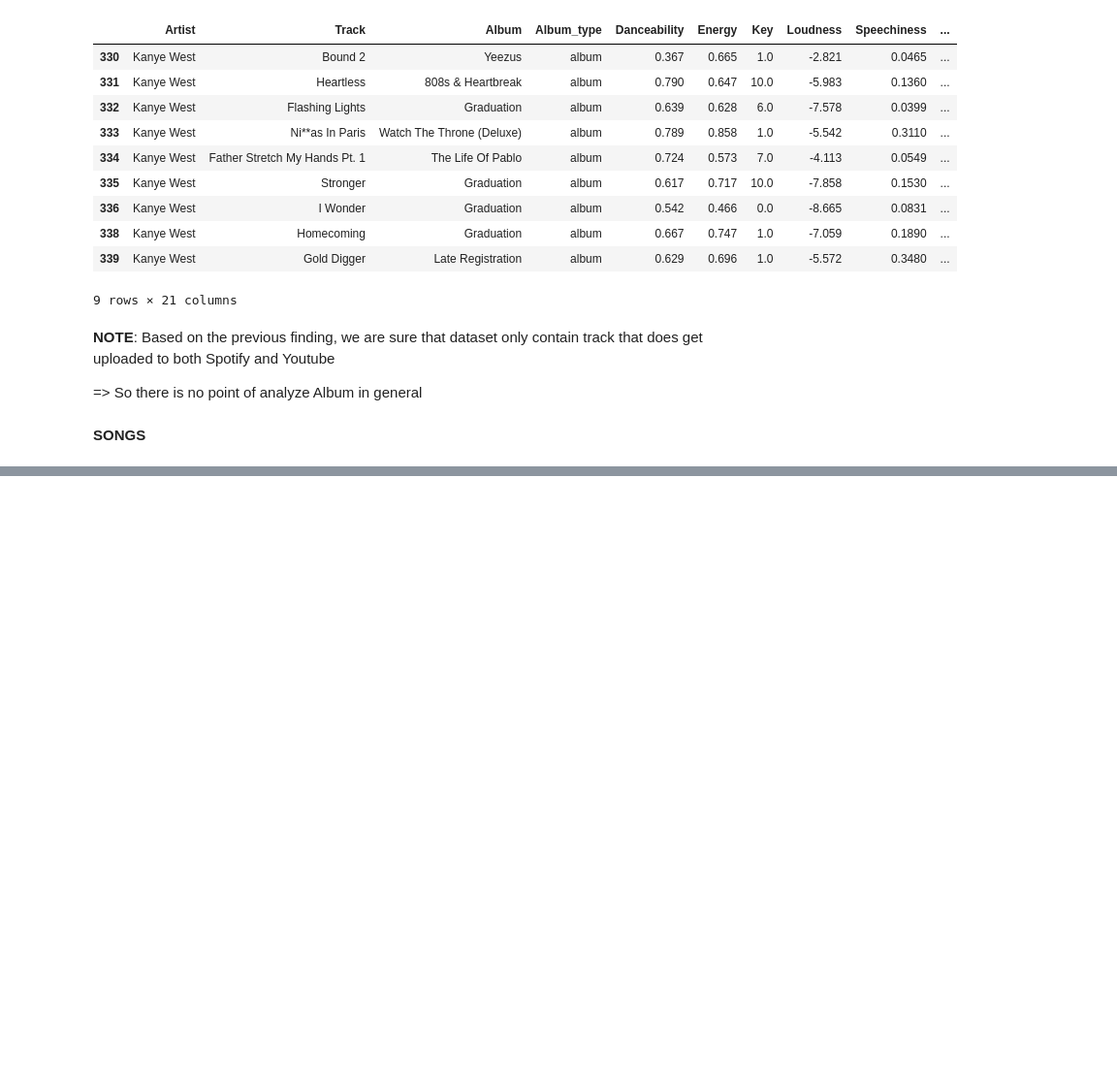
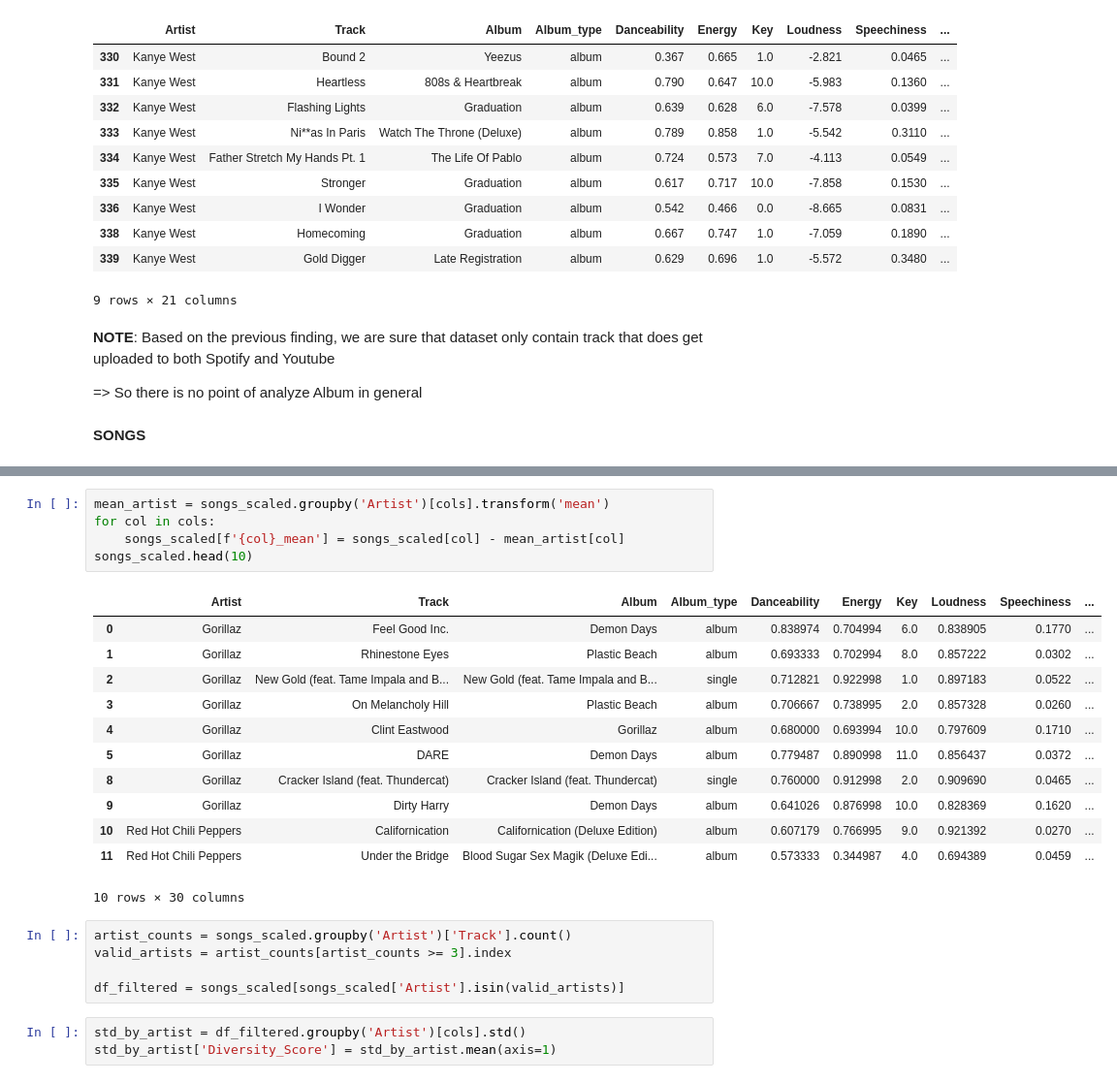
Before and after one commit to pvihung/Song_Analysis, a Jupyter notebook: EDA/SpotifyAnalysisUpdate.ipynb, the cells around one changed output, grey strips where cells are left out. Shown at 97% size. Saved outputs shown, nothing was run; the diff lists cells and outputs as text; blank space fills up the shorter version.

```diff
--- a/EDA/SpotifyAnalysisUpdate.ipynb
+++ b/EDA/SpotifyAnalysisUpdate.ipynb
@@ -268,0 +283,26 @@ std_artist[std_artist.index == 'Kanye West']
+# %%
+mean_artist = songs_scaled.groupby('Artist')[cols].transform('mean')
+for col in cols:
+    songs_scaled[f'{col}_mean'] = songs_scaled[col] - mean_artist[col]
+songs_scaled.head(10)
+# %% [output]
+|  | Artist | Track | Album | Album_type | Danceability | Energy | Key | Loudness | Speechiness | ... |
+| 0 | Gorillaz | Feel Good Inc. | Demon Days | album | 0.838974 | 0.704994 | 6.0 | 0.838905 | 0.1770 | ... |
+| 1 | Gorillaz | Rhinestone Eyes | Plastic Beach | album | 0.693333 | 0.702994 | 8.0 | 0.857222 | 0.0302 | ... |
+| 2 | Gorillaz | New Gold (feat. Tame Impala and B... | New Gold (feat. Tame Impala and B... | single | 0.712821 | 0.922998 | 1.0 | 0.897183 | 0.0522 | ... |
+| 3 | Gorillaz | On Melancholy Hill | Plastic Beach | album | 0.706667 | 0.738995 | 2.0 | 0.857328 | 0.0260 | ... |
+| 4 | Gorillaz | Clint Eastwood | Gorillaz | album | 0.680000 | 0.693994 | 10.0 | 0.797609 | 0.1710 | ... |
+| 5 | Gorillaz | DARE | Demon Days | album | 0.779487 | 0.890998 | 11.0 | 0.856437 | 0.0372 | ... |
+| 8 | Gorillaz | Cracker Island (feat. Thundercat) | Cracker Island (feat. Thundercat) | single | 0.760000 | 0.912998 | 2.0 | 0.909690 | 0.0465 | ... |
+| 9 | Gorillaz | Dirty Harry | Demon Days | album | 0.641026 | 0.876998 | 10.0 | 0.828369 | 0.1620 | ... |
+| 10 | Red Hot Chili Peppers | Californication | Californication (Deluxe Edition) | album | 0.607179 | 0.766995 | 9.0 | 0.921392 | 0.0270 | ... |
+| 11 | Red Hot Chili Peppers | Under the Bridge | Blood Sugar Sex Magik (Deluxe Edi... | album | 0.573333 | 0.344987 | 4.0 | 0.694389 | 0.0459 | ... |
+10 rows × 30 columns
+# %%
+artist_counts = songs_scaled.groupby('Artist')['Track'].count()
+valid_artists = artist_counts[artist_counts >= 3].index
+
+df_filtered = songs_scaled[songs_scaled['Artist'].isin(valid_artists)]
+# %%
+std_by_artist = df_filtered.groupby('Artist')[cols].std()
+std_by_artist['Diversity_Score'] = std_by_artist.mean(axis=1)
```
Also changed, not shown: parts of 27 cells of this notebook.
